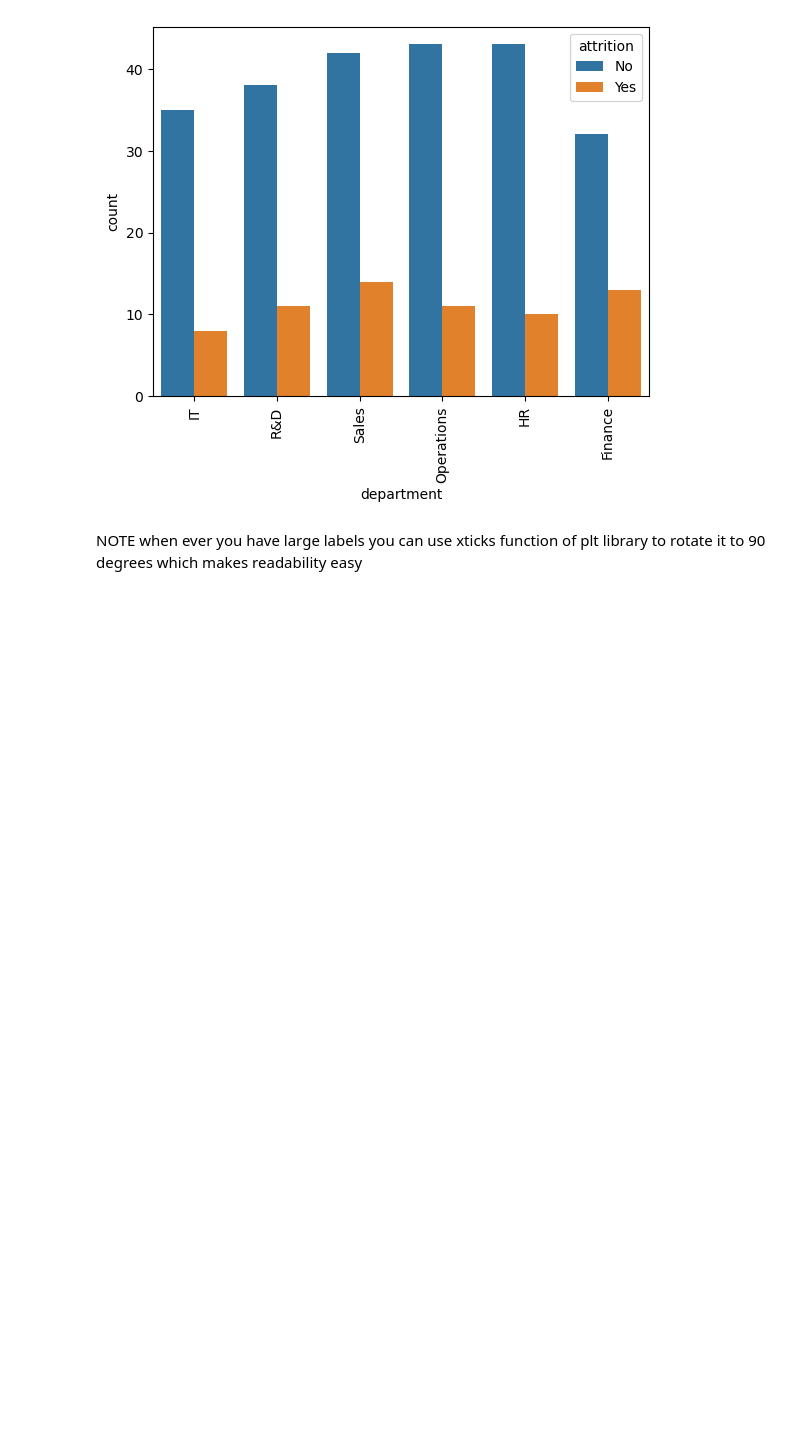
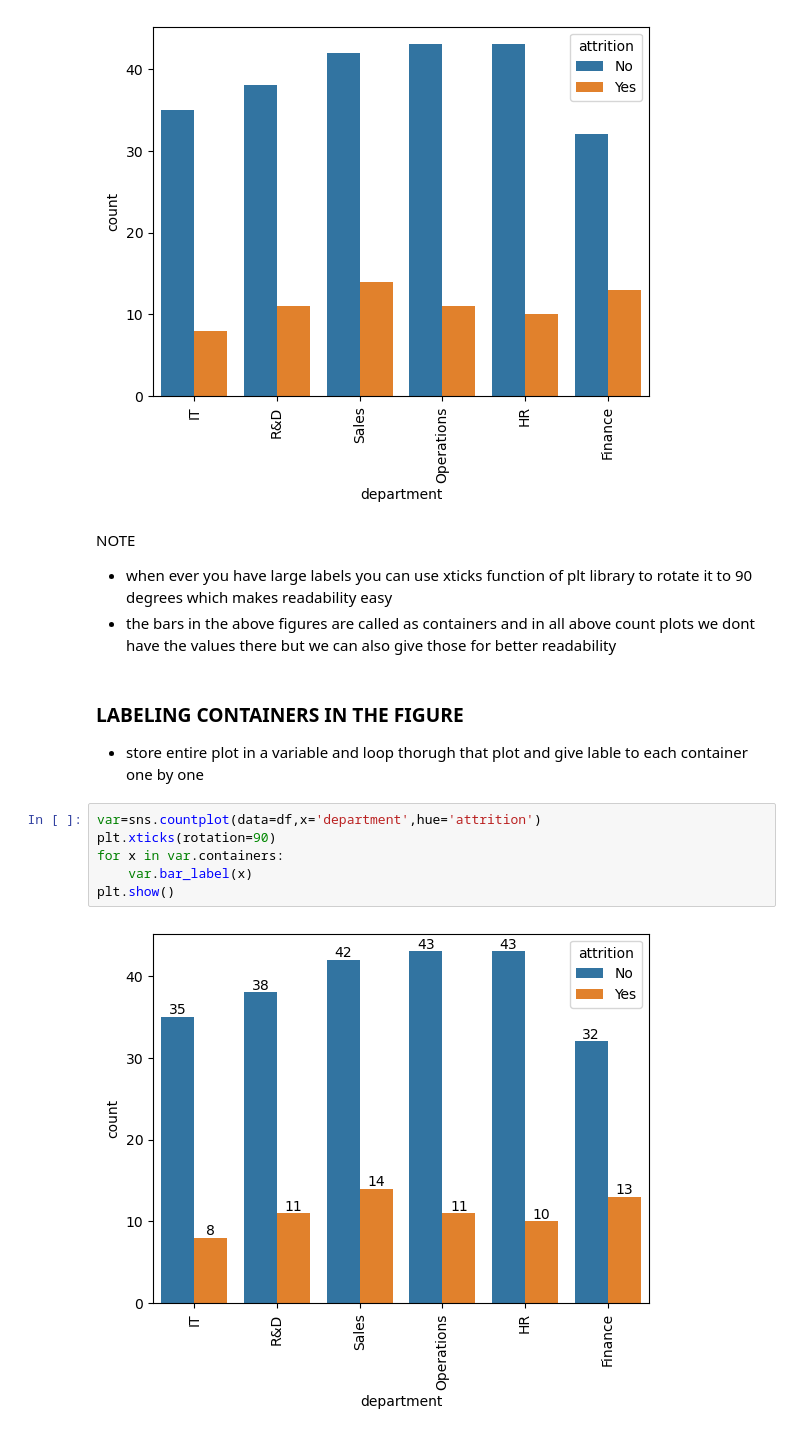
Before and after one commit to sagarnbeedi-analytics/data-analytics-portfolio, a Jupyter notebook: PYTHON/EDA/main.ipynb, the cells around one changed output. Cells and saved outputs as stored; diff of their text form; blank space fills up the shorter version.

```diff
--- a/PYTHON/EDA/main.ipynb
+++ b/PYTHON/EDA/main.ipynb
@@ -252,4 +252,17 @@ plt.show()
 # %% [output]
 [figure]
 # %% [markdown]
-NOTE when ever you have large labels you can use xticks function of plt library to rotate it to 90 degrees which makes readability easy
+NOTE
+- when ever you have large labels you can use xticks function of plt library to rotate it to 90 degrees which makes readability easy
+- the bars in the above figures are called as containers and in all above count plots we dont have the values there but we can also give those for better readability
+# %% [markdown]
+### LABELING CONTAINERS IN THE FIGURE
+- store entire plot in a variable and loop thorugh that plot and give lable to each container one by one
+# %%
+var=sns.countplot(data=df,x='department',hue='attrition')
+plt.xticks(rotation=90)
+for x in var.containers:
+    var.bar_label(x)
+plt.show()
+# %% [output]
+[figure, added]
```
Also changed, not shown: parts of 5 cells of this notebook.
